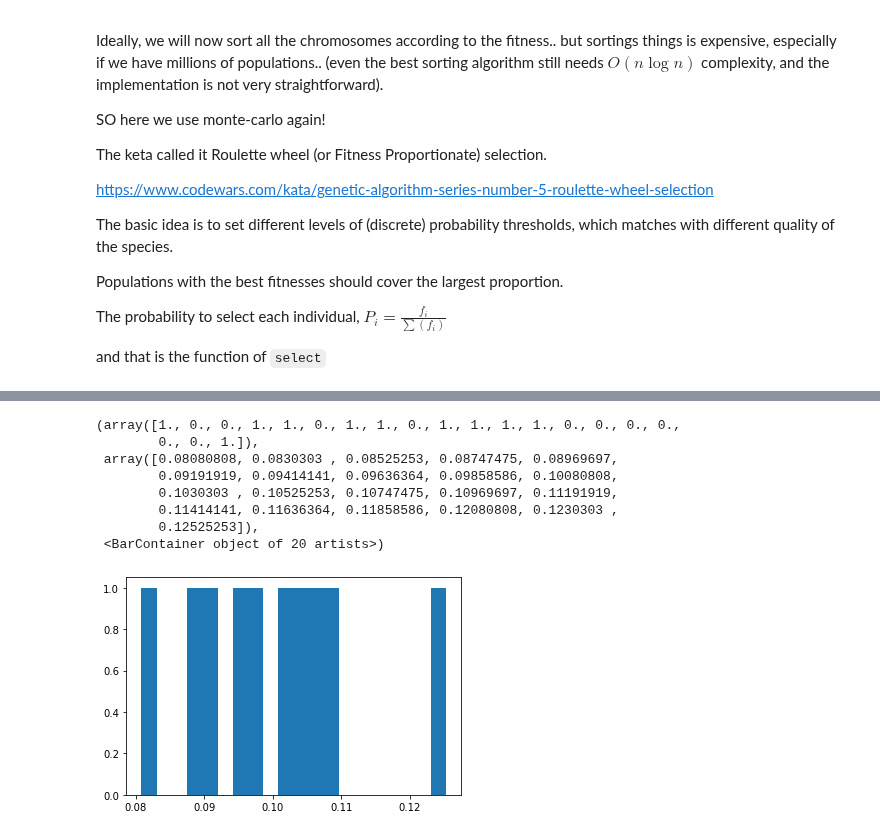
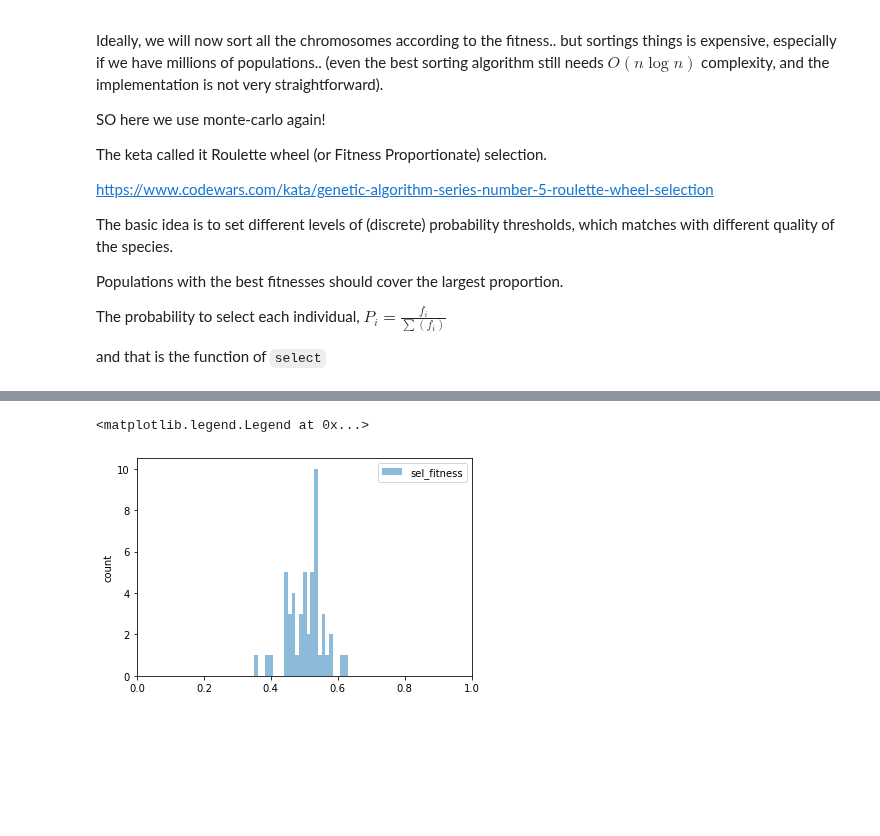
Before and after one commit to xueannafang/learn_opt, a Jupyter notebook: learn_GeneticAlgorithm.ipynb, the cells around one changed output, grey strips where cells are left out. Drawn from its saved outputs; the diff is of its cells as text; code cells hidden in the pictures; blank space fills up the shorter version.

```diff
--- a/learn_GeneticAlgorithm.ipynb
+++ b/learn_GeneticAlgorithm.ipynb
@@ -325,2 +432,5 @@ def select(population, fitness):
 # %%
-pop_sel_map, all_param_map = select(population, get_fitness(ideal))
+pop_size = 100
+population = generate_population(length, pop_size)
+#the ideal is also defined by a random sequence before
+sel_results, all_param_map = select(population, get_fitness(ideal))
@@ -382,12 +437,12 @@ plt.legend()
-# %%
-plt.hist(all_pop_info["select_prob"], bins = 20)
-# %% [output]
-(array([1., 0., 0., 1., 1., 0., 1., 1., 0., 1., 1., 1., 1., 0., 0., 0., 0.,
-        0., 0., 1.]),
- array([0.08080808, 0.0830303 , 0.08525253, 0.08747475, 0.08969697,
-        0.09191919, 0.09414141, 0.09636364, 0.09858586, 0.10080808,
-        0.1030303 , 0.10525253, 0.10747475, 0.10969697, 0.11191919,
-        0.11414141, 0.11636364, 0.11858586, 0.12080808, 0.1230303 ,
-        0.12525253]),
- <BarContainer object of 20 artists>)
-[figure, removed]
+# %%
+#now we check the distribution of selected kids fitness
+plt.hist(sel_results["selected_kid_fitness"], bins = 25, alpha = 0.5, label = "sel_fitness")
+# plt.hist(lucky_numbers, bins = 50, alpha = 0.5, label = "lucky_number")
+# plt.hist(sel_results["final_sel_prob"], bins = 25, alpha = 0.5, label = "sel_prob")
+# plt.hist(all_param_map["select_prob"], bins = 25, alpha = 0.5, label = "prob_before_start")
+plt.xlim(0, 1)
+plt.ylabel("count")
+plt.legend()
+# %% [output]
+<matplotlib.legend.Legend at 0x...>
+[figure, added]
```
Also changed, not shown: parts of 27 cells of this notebook, 1 other file.
